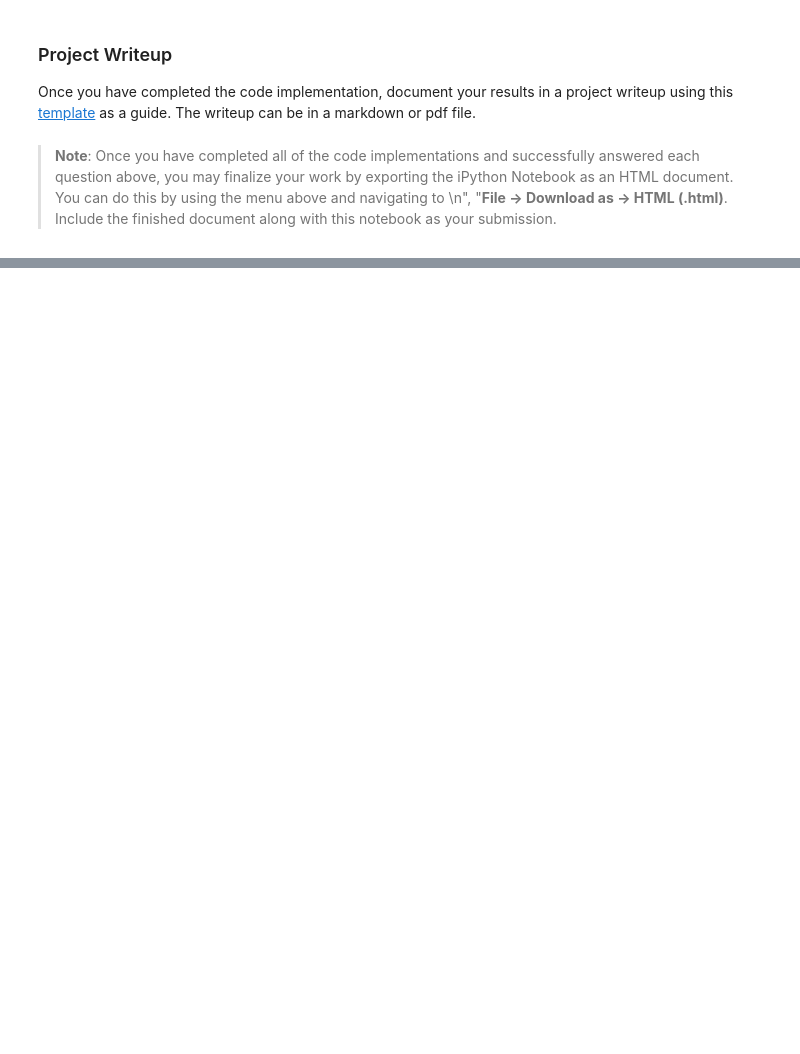
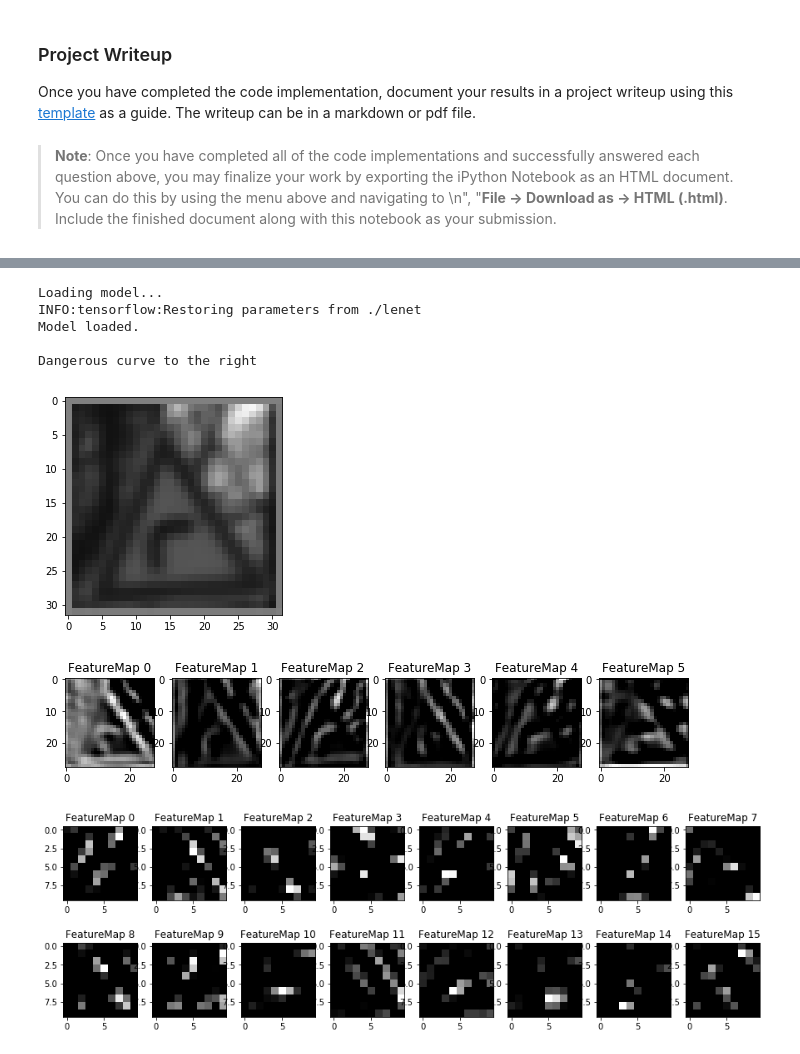
Before and after one commit to glc12125/CarND-Traffic-Sign-Classifier-Project, a Jupyter notebook: Traffic_Sign_Classifier.ipynb, the cells around one changed output, grey strips where cells are left out. Saved outputs shown, nothing was run; the diff lists cells and outputs as text; code cells hidden in the pictures; blank space fills up the shorter version.

```diff
--- a/Traffic_Sign_Classifier.ipynb
+++ b/Traffic_Sign_Classifier.ipynb
@@ -963,6 +1046,6 @@ with tf.Session() as sess:
 with tf.Session() as sess:
     saver2 = tf.train.import_meta_graph('./lenet.meta')
     saver2.restore(sess, "./lenet")
-    y_newdata = [12, 14, 27, 13, 30]
+    y_newdata = [14, 27, 13, 30, 12]
     test_accuracy = evaluate(newdata, y_newdata)
     print("Test Accuracy = {:.0f}%".format(test_accuracy*100))
@@ -1068,36 +1177,58 @@ For an example of what feature map outputs look like, check out NVIDIA's results
 ### Feel free to use as many code cells as needed.
 
 # image_input: the test image being fed into the network to produce the feature maps
 # tf_activation: should be a tf variable name used during your training procedure that represents the calculated state of a specific weight layer
 # activation_min/max: can be used to view the activation contrast in more detail, by default matplot sets min and max to the actual min and max values of the output
 # plt_num: used to plot out multiple different weight feature map sets on the same block, just extend the plt number for each new feature map entry
 
 def outputFeatureMap(image_input, tf_activation, activation_min=-1, activation_max=-1 ,plt_num=1):
     # Here make sure to preprocess your image_input in a way your network expects
     # with size, normalization, ect if needed
     # image_input =
     # Note: x should be the same name as your network's tensorflow data placeholder variable
     # If you get an error tf_activation is not defined it may be having trouble accessing the variable from inside a function
     activation = tf_activation.eval(session=sess,feed_dict={x : image_input})
     featuremaps = activation.shape[3]
-    plt.figure(plt_num, figsize=(20,15))
+    plt.figure(plt_num, figsize=(15,15))
     for featuremap in range(featuremaps):
         plt.subplot(6,8, featuremap+1) # sets the number of feature maps to show on each row and column
         plt.title('FeatureMap ' + str(featuremap)) # displays the feature map number
         if activation_min != -1 & activation_max != -1:
             plt.imshow(activation[0,:,:, featuremap], interpolation="nearest", vmin =activation_min, vmax=activation_max, cmap="gray")
         elif activation_max != -1:
             plt.imshow(activation[0,:,:, featuremap], interpolation="nearest", vmax=activation_max, cmap="gray")
         elif activation_min !=-1:
             plt.imshow(activation[0,:,:, featuremap], interpolation="nearest", vmin=activation_min, cmap="gray")
         else:
             plt.imshow(activation[0,:,:, featuremap], interpolation="nearest", cmap="gray")
 
+
+
+def myOutputFeatureMap(img, sess):
+    img = np.expand_dims(img, axis=0)
+    conv1 = sess.graph.get_tensor_by_name('W1:0')
+    outputFeatureMap(img, conv1, plt_num=1)
+    conv2 = sess.graph.get_tensor_by_name('W2:0')
+    outputFeatureMap(img, conv2, plt_num=2)
+
+
+print("Loading model...")
 with tf.Session() as sess:
-    X_final_graph = newdata
     ssaver2 = tf.train.import_meta_graph('./lenet.meta')
     saver2.restore(sess, "./lenet")
-    conv1 = sess.graph.get_tensor_by_name('W1:0')
-    outputFeatureMap(X_final_graph,conv1, activation_min=-1, activation_max=-1, plt_num=1)
-    conv2 = sess.graph.get_tensor_by_name('W2:0')
-    outputFeatureMap(X_final_graph,conv2, activation_min=-1, activation_max=-1, plt_num=1)
+    print("Model loaded.")
+
+    print()
+    print(id_to_name_dict[y_train[2]])
+    plt.imshow(np.squeeze(X_train_normalized[2], axis=2), cmap='gray', vmin=-1, vmax=1)
+    plt.show()
+    myOutputFeatureMap(X_train_normalized[2], sess)
+# %% [output]
+Loading model...
+INFO:tensorflow:Restoring parameters from ./lenet
+Model loaded.
+
+Dangerous curve to the right
+[figure, added]
+[figure, added]
+[figure, added]
```
Also changed, not shown: parts of 25 cells of this notebook, 8 other files.
